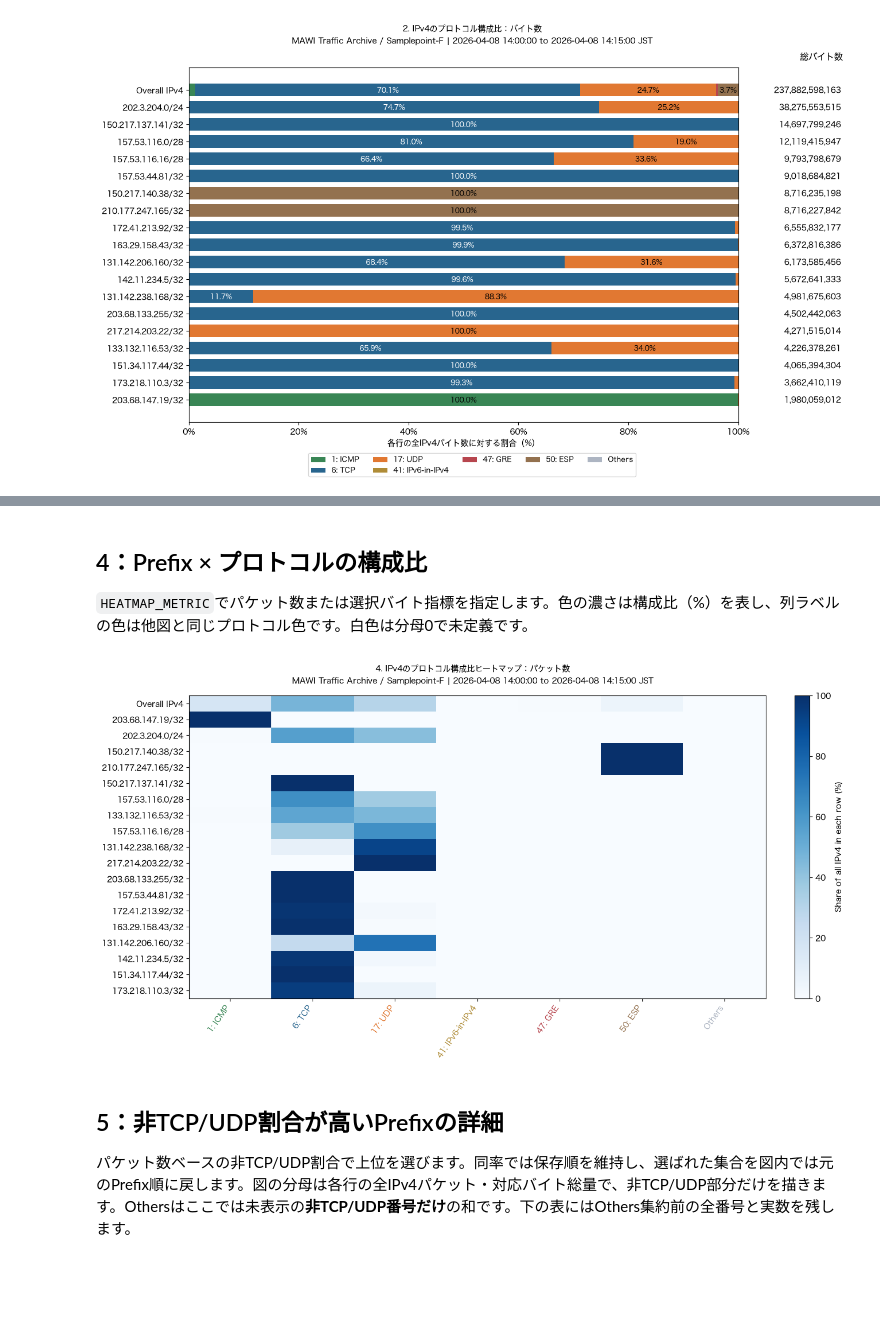
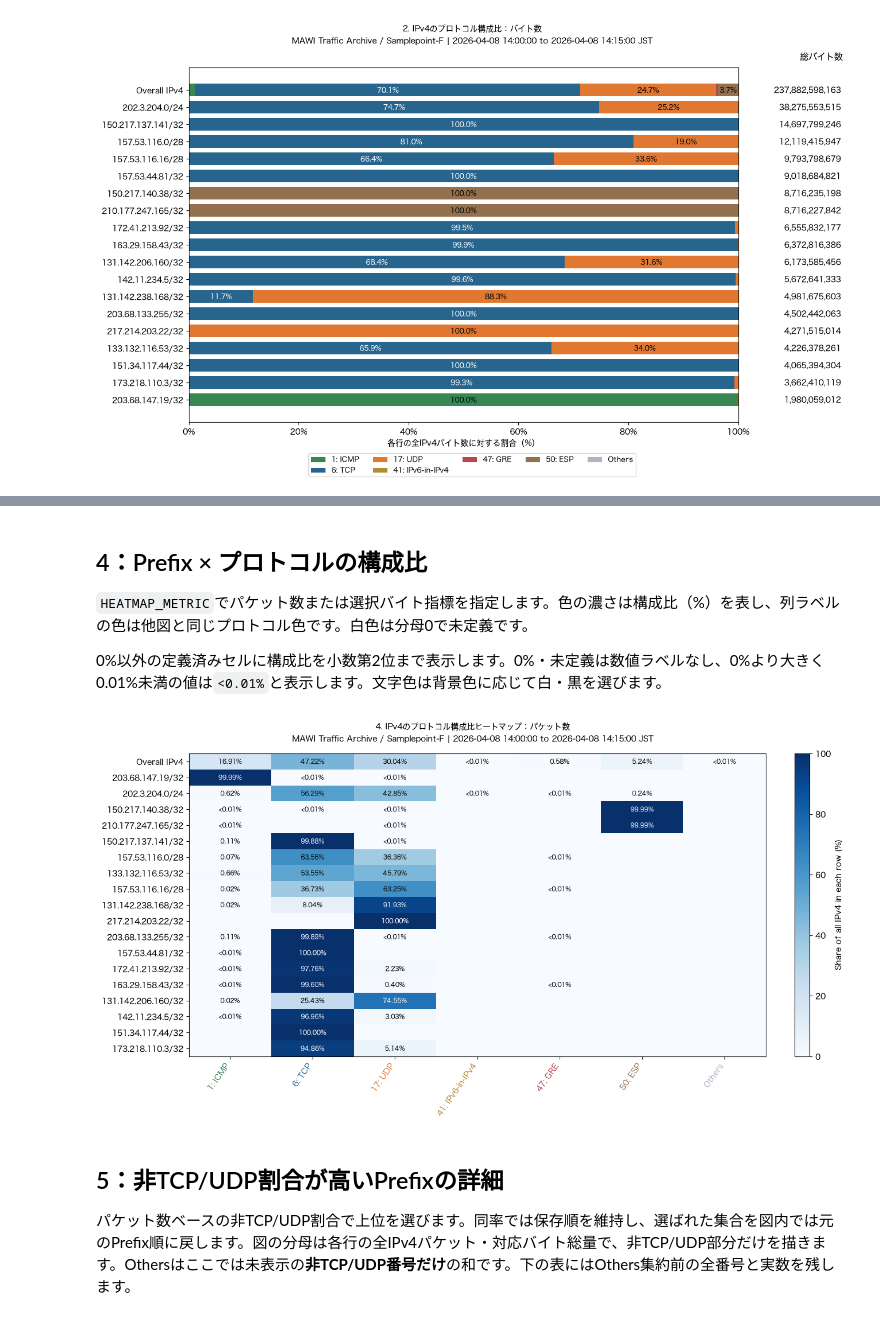
Before and after one commit to ShuntaSakai/mawi-protocol-analysis, a Jupyter notebook: notebook/02_prefix_protocol_distribution.ipynb, the cells around one changed output, grey strips where cells are left out. Saved outputs shown, nothing was run; the diff lists cells and outputs as text; code cells hidden in the pictures; blank space fills up the shorter version.

```diff
--- a/notebook/02_prefix_protocol_distribution.ipynb
+++ b/notebook/02_prefix_protocol_distribution.ipynb
@@ -327,23 +338,36 @@ finish(fig, "3. 非TCP/UDPの割合とIPv4全体との差（分母：各行の
 ## 4：Prefix × プロトコルの構成比
 
 `HEATMAP_METRIC`でパケット数または選択バイト指標を指定します。色の濃さは構成比（%）を表し、列ラベルの色は他図と同じプロトコル色です。白色は分母0で未定義です。
+
+0%以外の定義済みセルに構成比を小数第2位まで表示します。0%・未定義は数値ラベルなし、0%より大きく0.01%未満の値は`<0.01%`と表示します。文字色は背景色に応じて白・黒を選びます。
 # %%
+def heatmap_value_label(value):
+    if not np.isfinite(value) or value <= 0:
+        return ""
+    return "<0.01%" if value < .01 else f"{value:.2f}%"
+
+
 heatmap_shares = percent(shown_values(HEATMAP_METRIC), HEATMAP_METRIC).reindex(plot_scope_order)
 fig, ax = plt.subplots(figsize=(FIGSIZE[0], max(FIGSIZE[1], len(plot_scope_order) * .33)), layout="constrained")
 if heatmap_shares.shape[1]:
     image = ax.imshow(np.ma.masked_invalid(heatmap_shares.to_numpy()), aspect="auto", vmin=0, vmax=100, cmap="Blues")
     fig.colorbar(image, ax=ax, label="Share of all IPv4 in each row (%)")
+    for (row, column), value in np.ndenumerate(heatmap_shares.to_numpy()):
+        text = heatmap_value_label(value)
+        if text:
+            ax.text(column, row, text, ha="center", va="center", fontsize=8,
+                    color=label_color(image.cmap(image.norm(value))))
     ax.set_xticks(range(len(plot_order)), [protocol_labels[p] for p in plot_order], rotation=55, ha="right")
     for label, protocol in zip(ax.get_xticklabels(), plot_order):
         label.set_color(colors[protocol])
 else:
     ax.text(.5, .5, "No observed IPv4 protocols", transform=ax.transAxes, ha="center")
     ax.set_xticks([])
 ax.set_yticks(range(len(plot_scope_order)), [labels[p] for p in plot_scope_order])
 heatmap_label = "パケット数" if HEATMAP_METRIC == "packet_count" else byte_label
 finish(fig, f"4. IPv4のプロトコル構成比ヒートマップ：{heatmap_label}")
 # %% [output]
-[figure, old version]
+[figure, new version]
 # %% [markdown]
 ## 5：非TCP/UDP割合が高いPrefixの詳細
 
```
Also changed, not shown: parts of 2 cells of this notebook, 1 other file.
